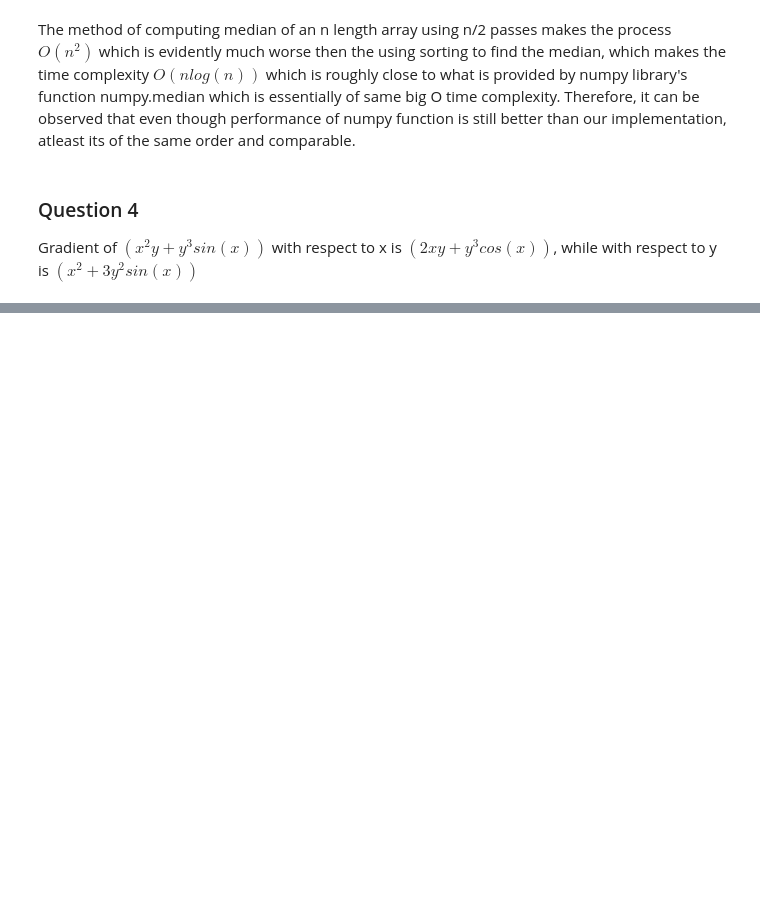
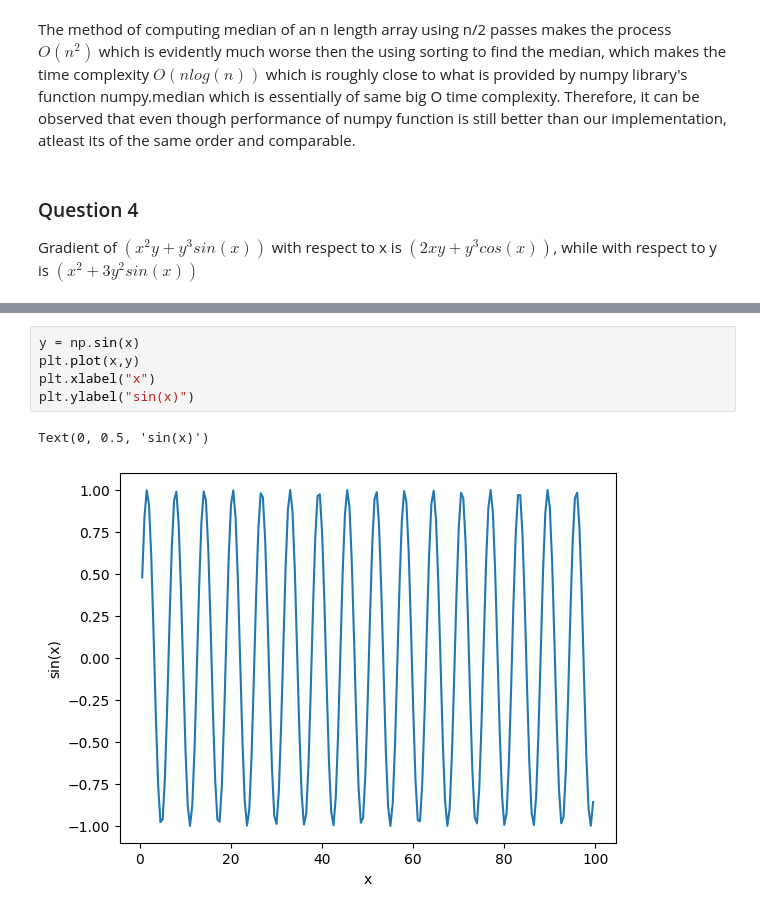
Before and after one commit to SRocks04/Shubh_ML, a Jupyter notebook: Exam.ipynb, the cells around one changed output, grey strips where cells are left out. Drawn from its saved outputs; the diff is of its cells as text; blank space fills up the shorter version.

```diff
--- a/Exam.ipynb
+++ b/Exam.ipynb
@@ -81,0 +230,8 @@ NameError: name 'jax' is not defined
+# %%
+y = np.sin(x)
+plt.plot(x,y)
+plt.xlabel("x")
+plt.ylabel("sin(x)")
+# %% [output]
+Text(0, 0.5, 'sin(x)')
+[figure, added]
```
Also changed, not shown: parts of 27 cells of this notebook.
